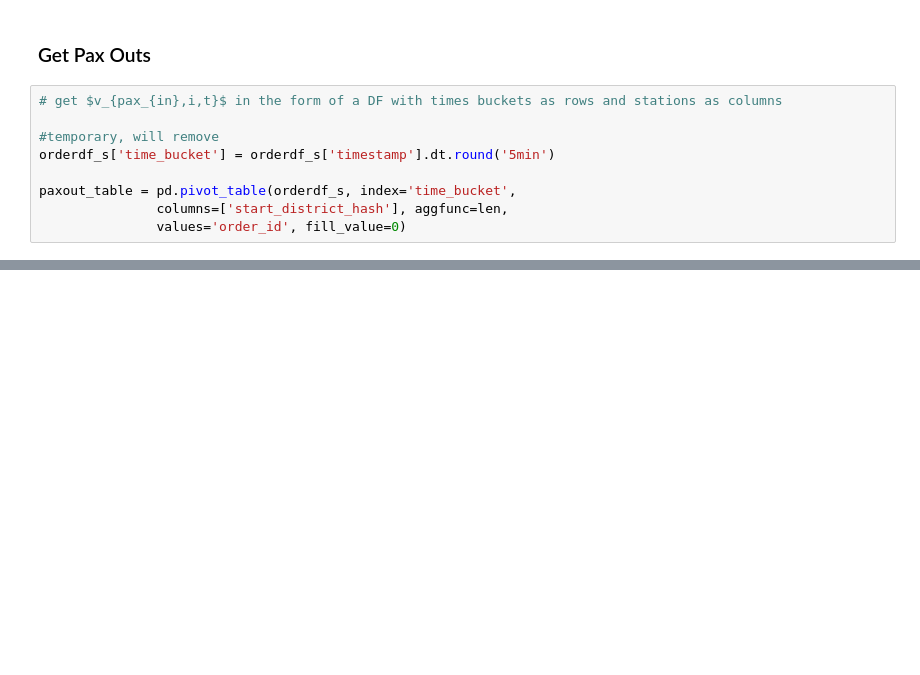
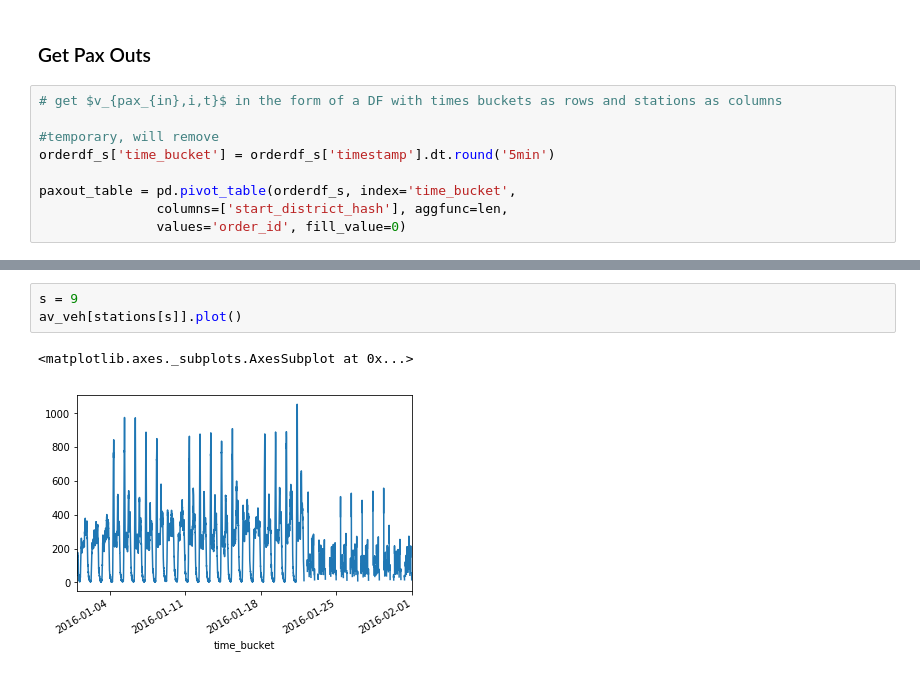
Before and after one commit to huevosabio/cs341, a Jupyter notebook: CountingVehicles.ipynb, the cells around one changed output, grey strips where cells are left out. Saved outputs shown, nothing was run; the diff lists cells and outputs as text; blank space fills up the shorter version.

```diff
--- a/CountingVehicles.ipynb
+++ b/CountingVehicles.ipynb
@@ -277,0 +249,6 @@ balance.max().max()
+# %%
+s = 9
+av_veh[stations[s]].plot()
+# %% [output]
+<matplotlib.axes._subplots.AxesSubplot at 0x...>
+[figure, added]
```
Also changed, not shown: parts of 22 cells of this notebook.
